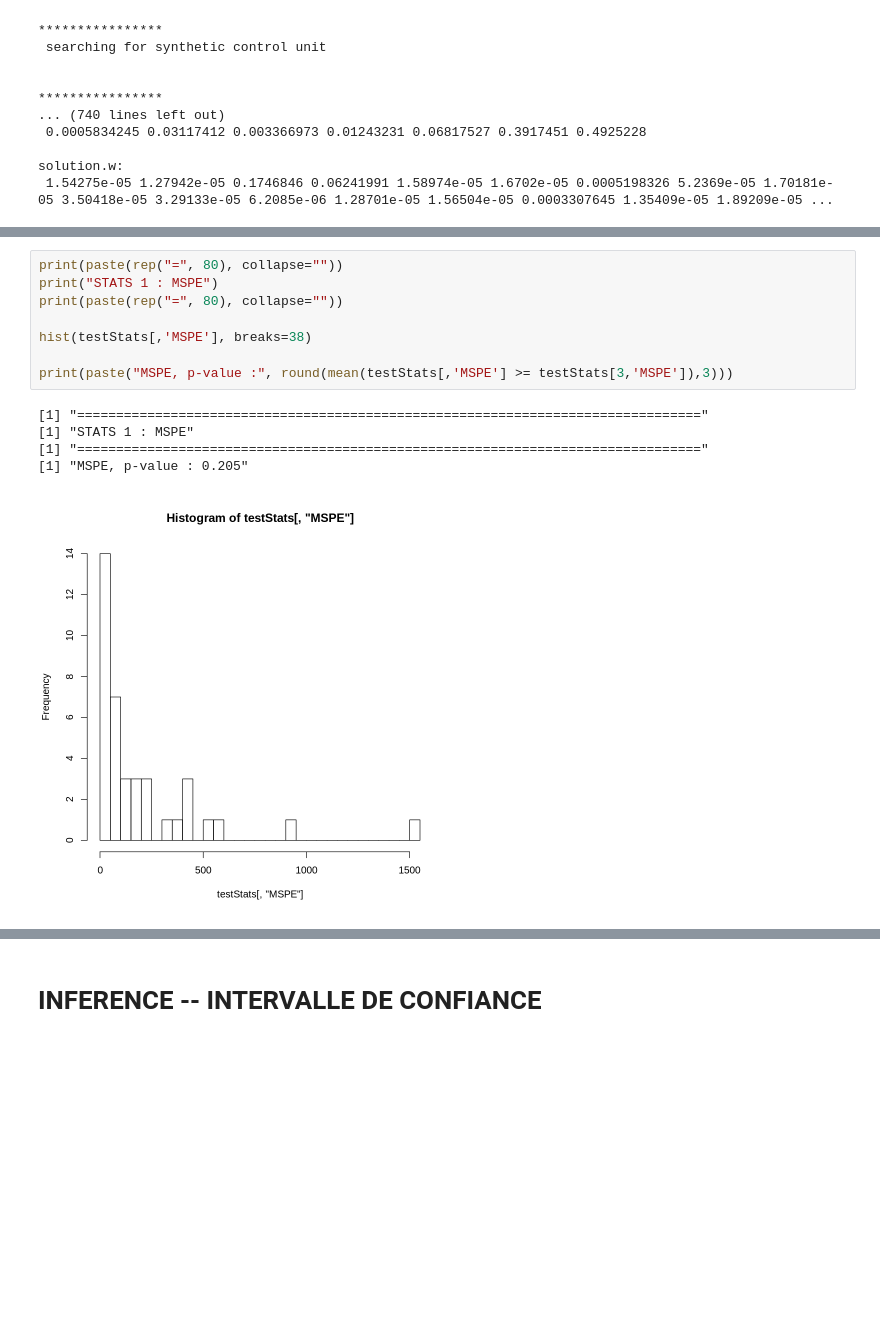
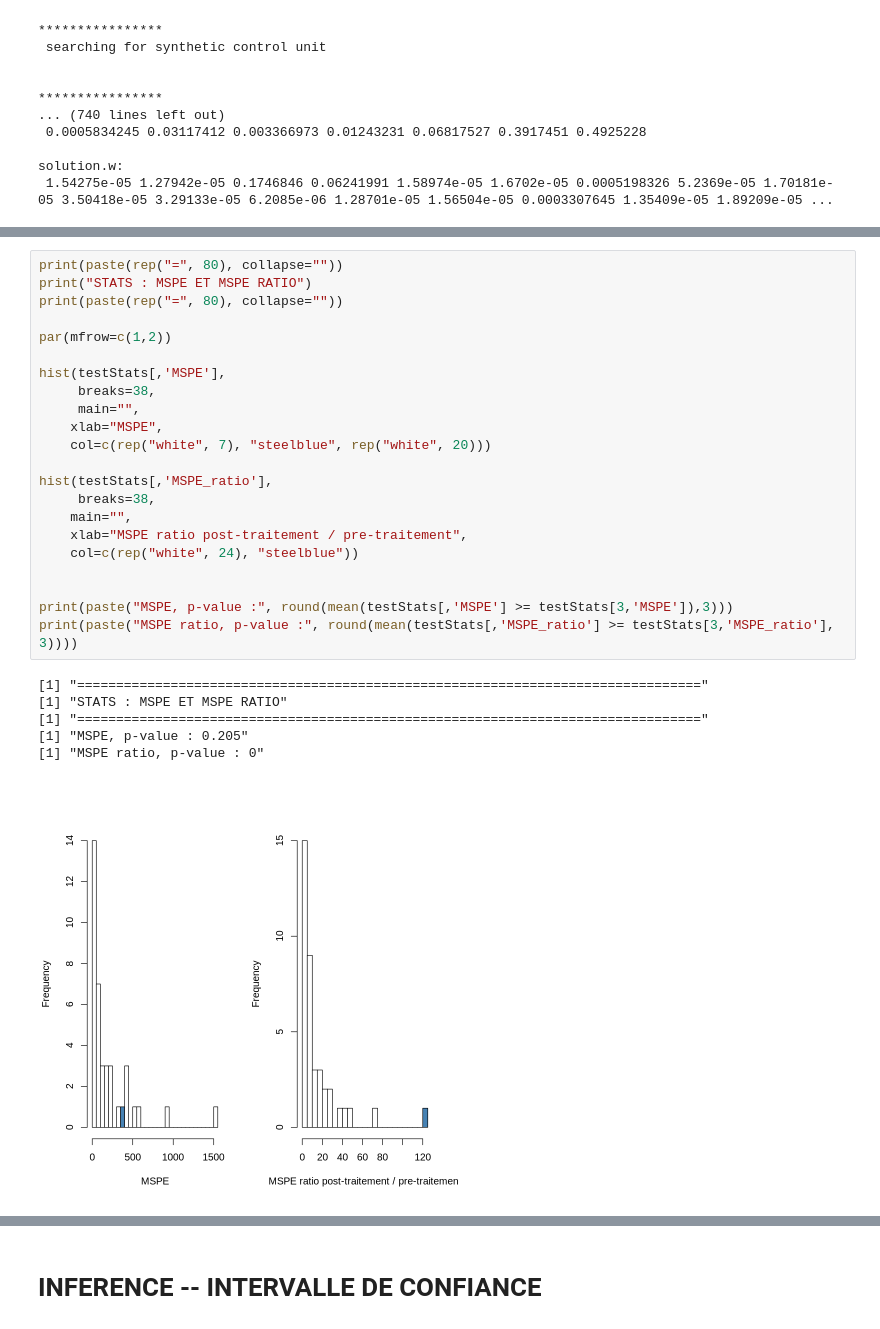
Before and after one commit to jeremylhour/ml_econometrie, a Jupyter notebook: controle_synthetique/controle_synthetique_exemple.ipynb, the cells around one changed output, grey strips where cells are left out. Drawn from its saved outputs; the diff is of its cells as text; blank space fills up the shorter version.

```diff
--- a/controle_synthetique/controle_synthetique_exemple.ipynb
+++ b/controle_synthetique/controle_synthetique_exemple.ipynb
@@ -360,15 +362,30 @@ for(i in data[, 'State_ID']){
 rownames(testStats) = rownames(data[order(data[,"State_ID"]),])
 # %%
 print(paste(rep("=", 80), collapse=""))
-print("STATS 1 : MSPE")
+print("STATS : MSPE ET MSPE RATIO")
 print(paste(rep("=", 80), collapse=""))
 
-hist(testStats[,'MSPE'], breaks=38)
+par(mfrow=c(1,2))
+
+hist(testStats[,'MSPE'],
+     breaks=38,
+     main="",
+    xlab="MSPE",
+    col=c(rep("white", 7), "steelblue", rep("white", 20)))
+
+hist(testStats[,'MSPE_ratio'],
+     breaks=38,
+    main="",
+    xlab="MSPE ratio post-traitement / pre-traitement",
+    col=c(rep("white", 24), "steelblue"))
+
 
 print(paste("MSPE, p-value :", round(mean(testStats[,'MSPE'] >= testStats[3,'MSPE']),3)))
+print(paste("MSPE ratio, p-value :", round(mean(testStats[,'MSPE_ratio'] >= testStats[3,'MSPE_ratio'], 3))))
 # %% [output]
 [1] "================================================================================"
-[1] "STATS 1 : MSPE"
+[1] "STATS : MSPE ET MSPE RATIO"
 [1] "================================================================================"
 [1] "MSPE, p-value : 0.205"
+[1] "MSPE ratio, p-value : 0"
-[figure, old version]
+[figure, new version]
```
Also changed, not shown: parts of 6 cells of this notebook.
